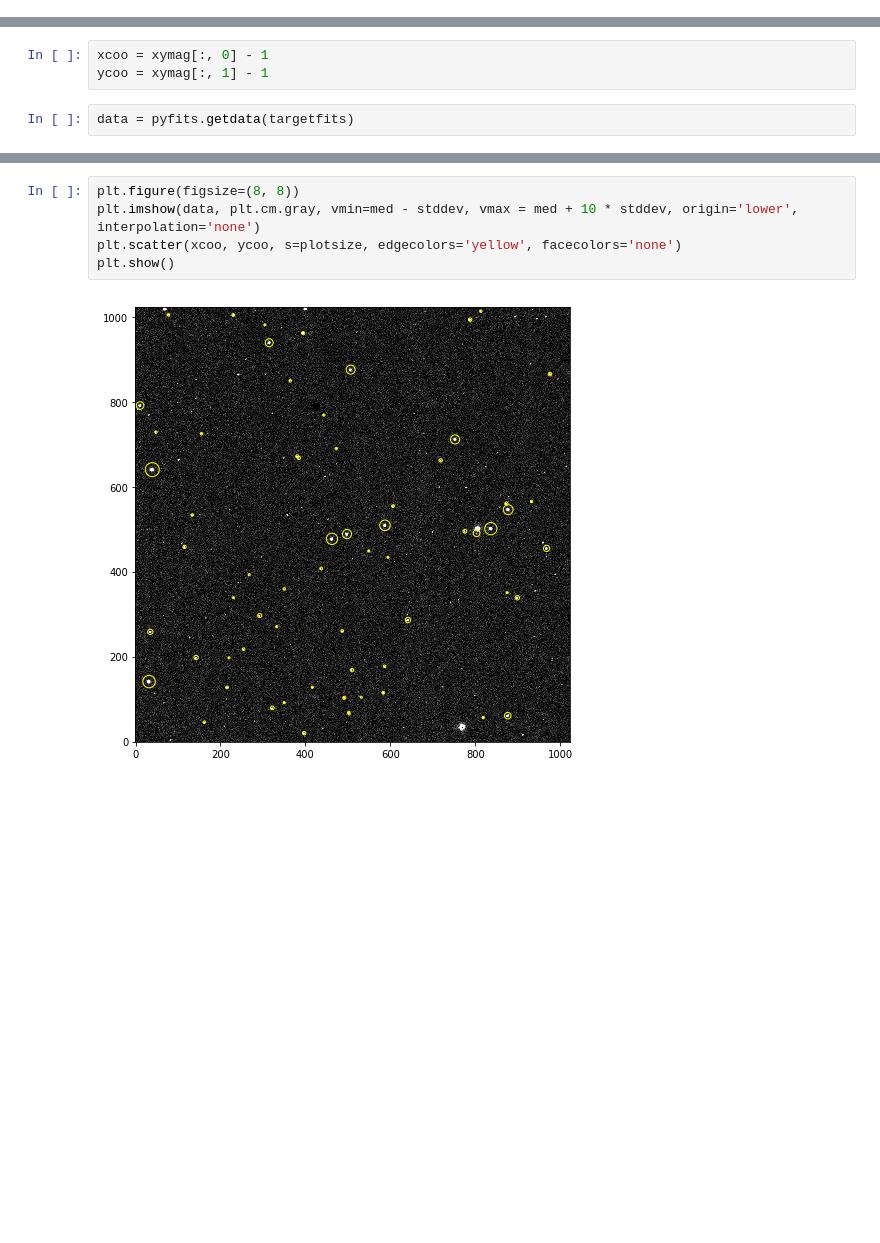
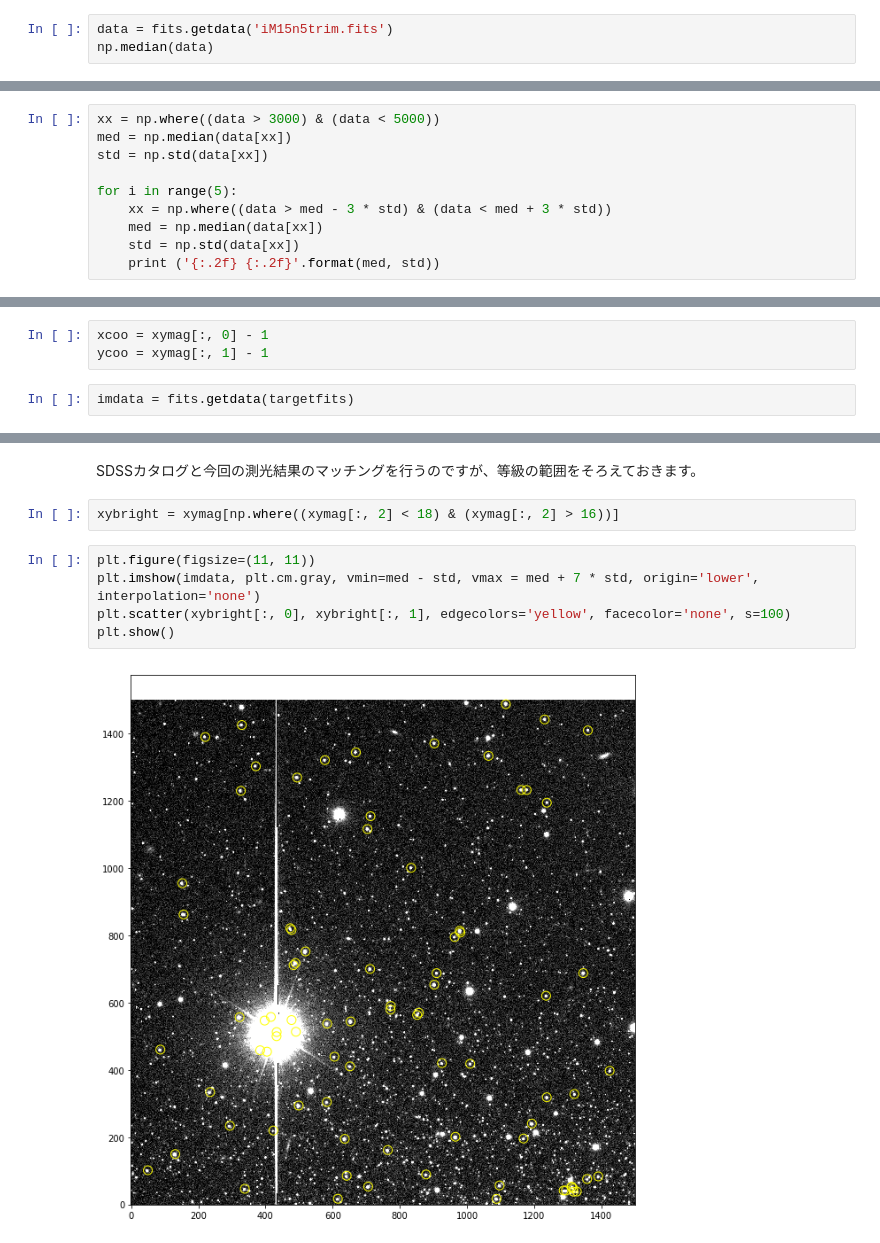
Before and after one commit to yas-nakajima/adc2017python, a Jupyter notebook: course5_IRAF_apphot.ipynb, the cells around one changed output, grey strips where cells are left out. Saved outputs shown, nothing was run; the diff lists cells and outputs as text; blank space fills up the shorter version.

```diff
--- a/course5_IRAF_apphot.ipynb
+++ b/course5_IRAF_apphot.ipynb
@@ -40,0 +62,3 @@ print (med, stddev)
+# %%
+data = fits.getdata('iM15n5trim.fits')
+np.median(data)
@@ -40,0 +67,10 @@ print (med, stddev)
+# %%
+xx = np.where((data > 3000) & (data < 5000))
+med = np.median(data[xx])
+std = np.std(data[xx])
+
+for i in range(5):
+    xx = np.where((data > med - 3 * std) & (data < med + 3 * std))
+    med = np.median(data[xx])
+    std = np.std(data[xx])
+    print ('{:.2f} {:.2f}'.format(med, std))
@@ -131,4 +151,4 @@ FITS画像のデータをpyfitsで読み込む時、各ピクセルのインデ
 xcoo = xymag[:, 0] - 1
 ycoo = xymag[:, 1] - 1
 # %%
-data = pyfits.getdata(targetfits)
+imdata = fits.getdata(targetfits)
@@ -146,7 +232,11 @@ plotsize = pow(10, -0.4 * mag) * 1.0e7
+# %% [markdown]
+SDSSカタログと今回の測光結果のマッチングを行うのですが、等級の範囲をそろえておきます。
+# %%
+xybright = xymag[np.where((xymag[:, 2] < 18) & (xymag[:, 2] > 16))]
 # %%
-plt.figure(figsize=(8, 8))
-plt.imshow(data, plt.cm.gray, vmin=med - stddev, vmax = med + 10 * stddev, origin='lower', interpolation='none')
-plt.scatter(xcoo, ycoo, s=plotsize, edgecolors='yellow', facecolors='none')
+plt.figure(figsize=(11, 11))
+plt.imshow(imdata, plt.cm.gray, vmin=med - std, vmax = med + 7 * std, origin='lower', interpolation='none')
+plt.scatter(xybright[:, 0], xybright[:, 1], edgecolors='yellow', facecolor='none', s=100)
 plt.show()
 # %% [output]
-[figure, old version]
+[figure, new version]
```
Also changed, not shown: parts of 70 cells of this notebook.
